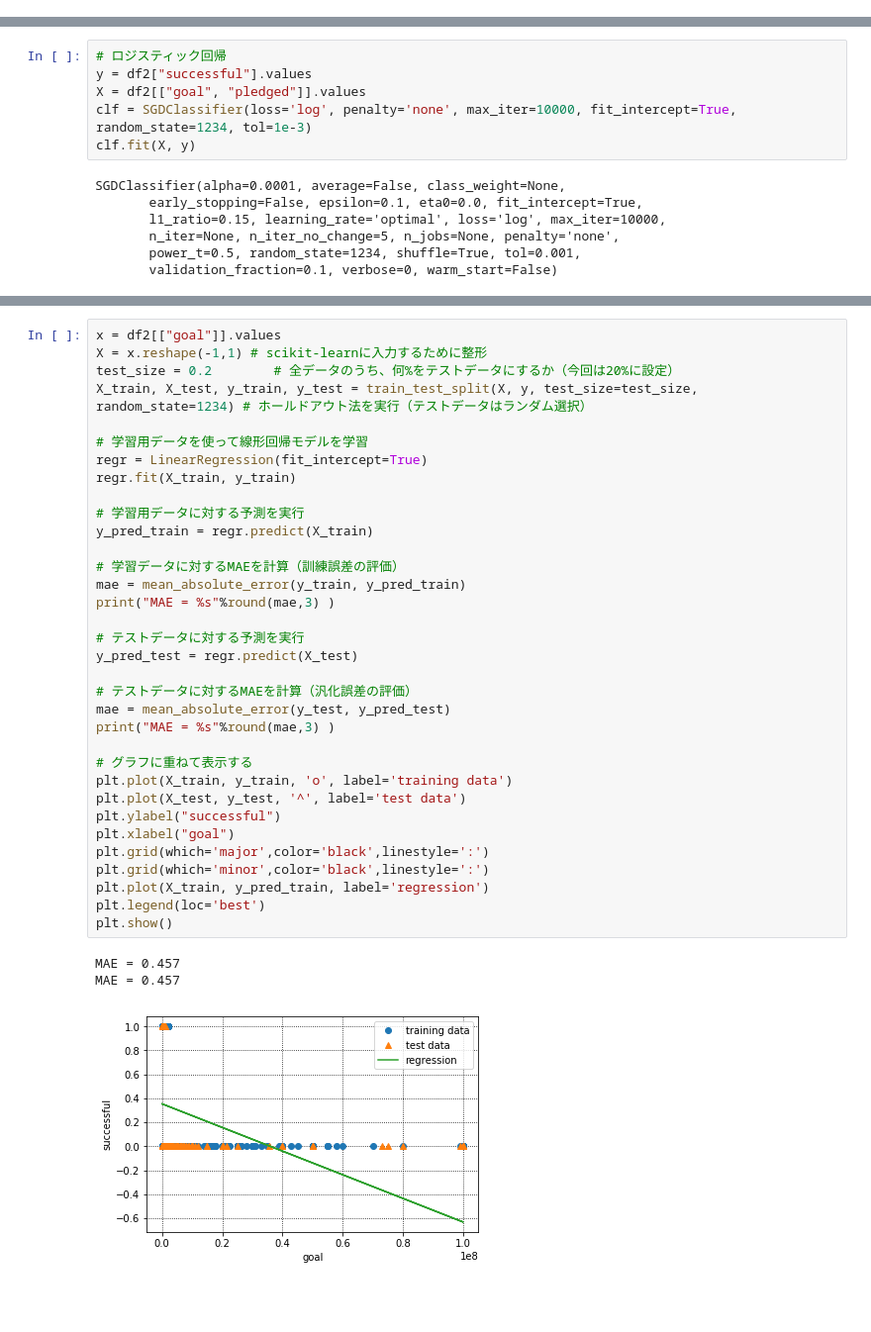
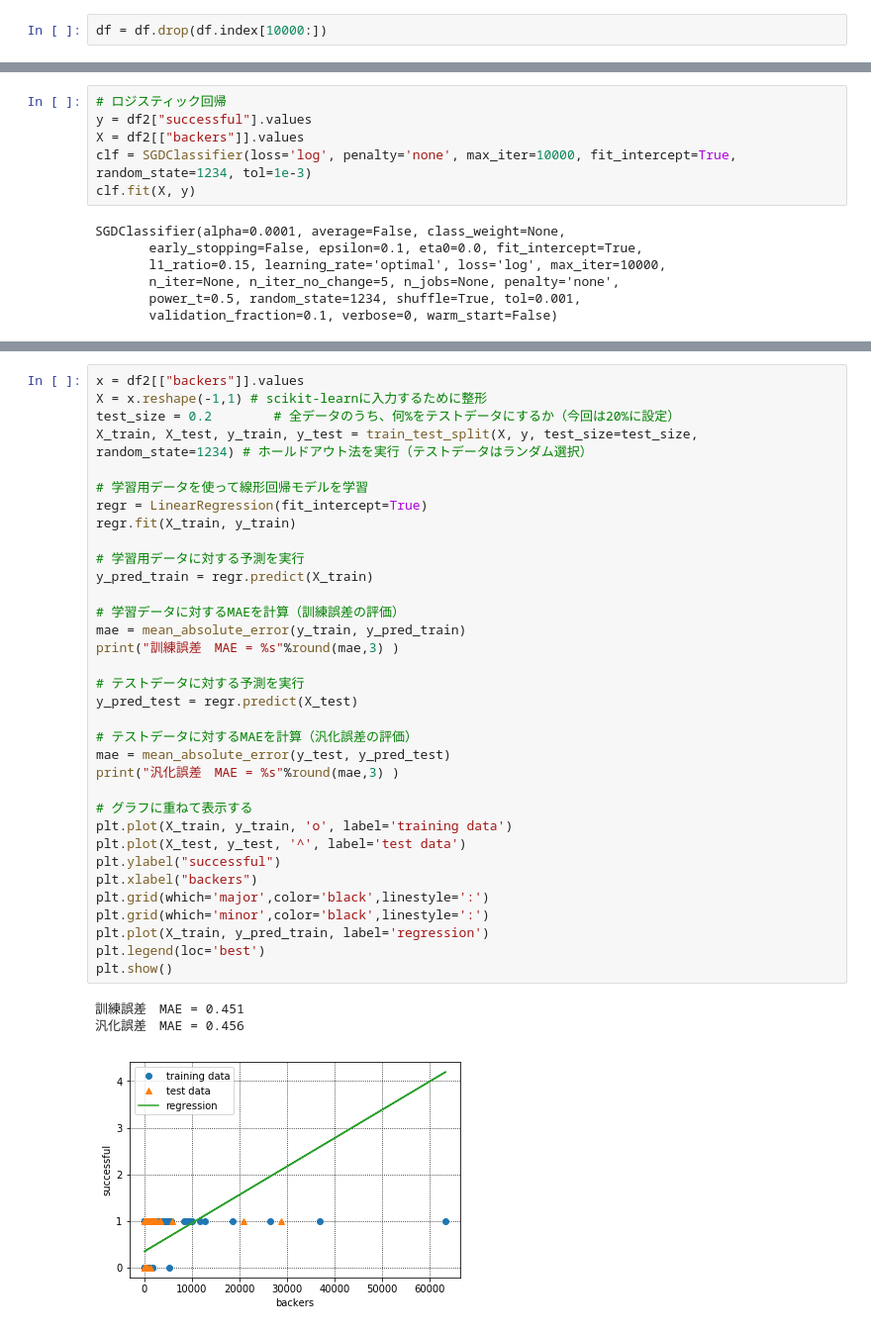
Before and after one commit to NaoyaHeiuchi/skillupai, a Jupyter notebook: Day2_work_塀内直也.ipynb, the cells around one changed output, grey strips where cells are left out. Shown: that part at 99% size. Cells and saved outputs as stored; diff of their text form; blank space fills up the shorter version.

```diff
--- a/Day2_work_塀内直也.ipynb
+++ b/Day2_work_塀内直也.ipynb
@@ -16,5 +17,7 @@ from sklearn.model_selection import GridSearchCV
 # %%
 df = pd.read_csv("../ks-projects-201801/ks-projects-201801.csv")
+# %%
+df = df.drop(df.index[10000:])
 # %%
 df1 = pd.get_dummies(df['state'])
 df2 = pd.merge(df, df1, left_index=True, right_index=True)
@@ -59,7 +67,7 @@ plt.show()
 # %%
 # ロジスティック回帰
 y = df2["successful"].values
-X = df2[["goal", "pledged"]].values
+X = df2[["backers"]].values
 clf = SGDClassifier(loss='log', penalty='none', max_iter=10000, fit_intercept=True, random_state=1234, tol=1e-3)
 clf.fit(X, y)
 # %% [output]
@@ -92,38 +100,38 @@ F1値（F1-score） = 99.309%
 # %%
-x = df2[["goal"]].values
+x = df2[["backers"]].values
 X = x.reshape(-1,1) # scikit-learnに入力するために整形
 test_size = 0.2        # 全データのうち、何%をテストデータにするか（今回は20%に設定）
 X_train, X_test, y_train, y_test = train_test_split(X, y, test_size=test_size, random_state=1234) # ホールドアウト法を実行（テストデータはランダム選択）
 
 # 学習用データを使って線形回帰モデルを学習
 regr = LinearRegression(fit_intercept=True)
 regr.fit(X_train, y_train)
 
 # 学習用データに対する予測を実行
 y_pred_train = regr.predict(X_train)
 
 # 学習データに対するMAEを計算（訓練誤差の評価）
 mae = mean_absolute_error(y_train, y_pred_train)
-print("MAE = %s"%round(mae,3) )
+print("訓練誤差　MAE = %s"%round(mae,3) )
 
 # テストデータに対する予測を実行
 y_pred_test = regr.predict(X_test)
 
 # テストデータに対するMAEを計算（汎化誤差の評価）
 mae = mean_absolute_error(y_test, y_pred_test)
-print("MAE = %s"%round(mae,3) )
+print("汎化誤差　MAE = %s"%round(mae,3) )
 
 # グラフに重ねて表示する
 plt.plot(X_train, y_train, 'o', label='training data')
 plt.plot(X_test, y_test, '^', label='test data')
 plt.ylabel("successful")
-plt.xlabel("goal")
+plt.xlabel("backers")
 plt.grid(which='major',color='black',linestyle=':')
 plt.grid(which='minor',color='black',linestyle=':')
 plt.plot(X_train, y_pred_train, label='regression')
 plt.legend(loc='best')
 plt.show()
 # %% [output]
-MAE = 0.457
-MAE = 0.457
+訓練誤差　MAE = 0.451
+汎化誤差　MAE = 0.456
-[figure, old version]
+[figure, new version]
```
Also changed, not shown: parts of 11 cells of this notebook.
